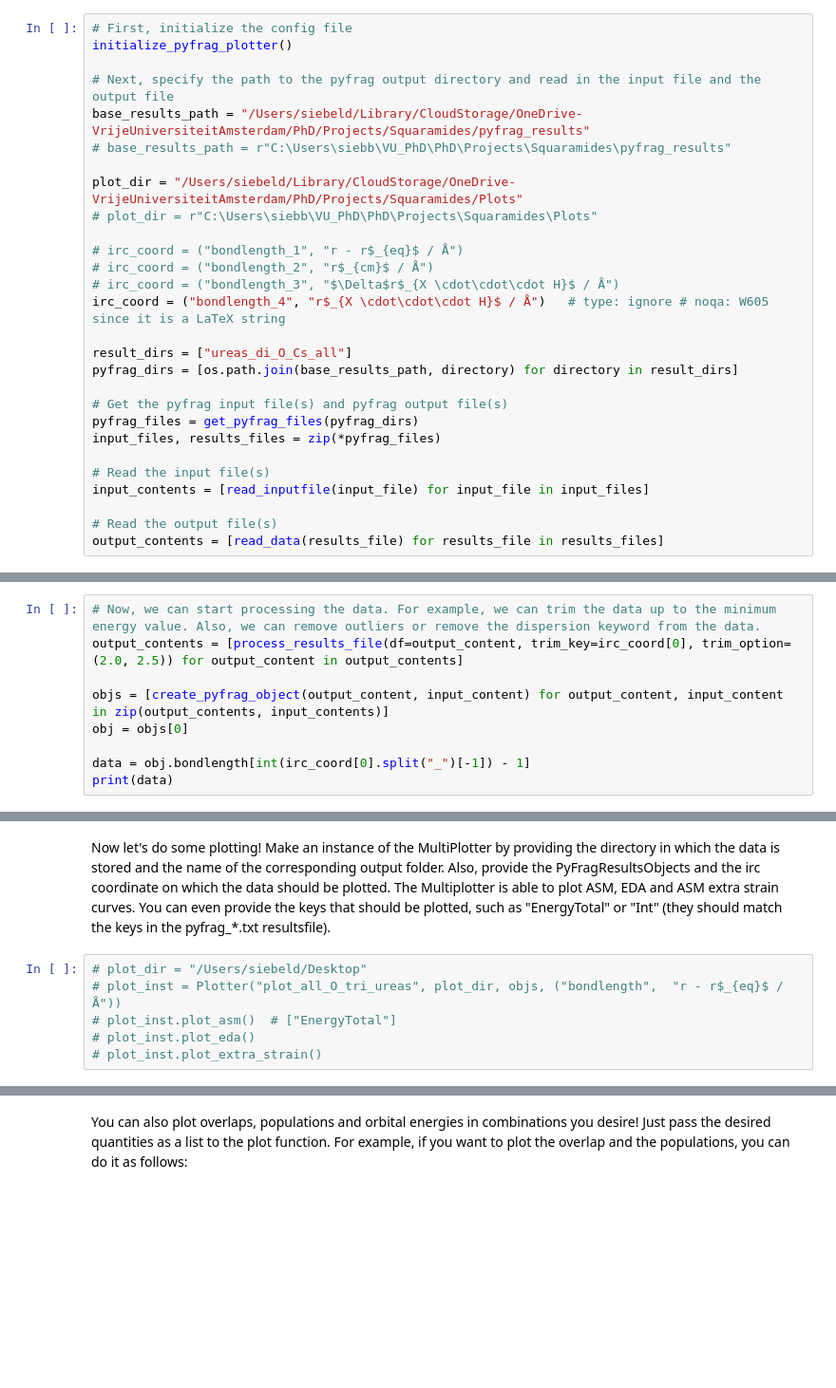
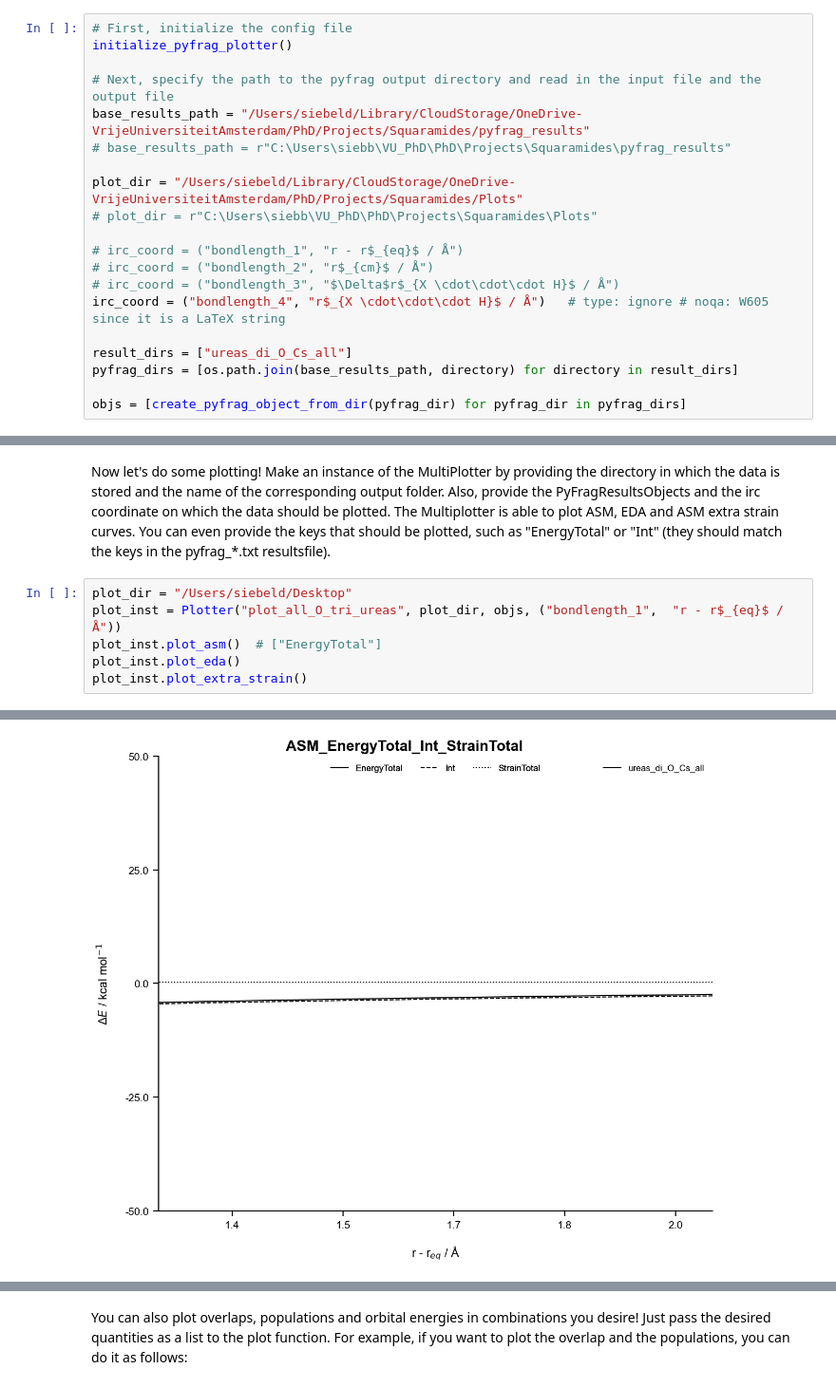
Before and after one commit to SiebeLeDe/pyfrag_plot, a Jupyter notebook: example/scripts/testing_pyfrag_plotter.ipynb, the cells around one changed output, grey strips where cells are left out. Shown at 95% size. Saved outputs shown, nothing was run; the diff lists cells and outputs as text; blank space fills up the shorter version.

Commit message:
"Added the dataframe implementation of the pyfrag object"

```diff
--- a/example/scripts/testing_pyfrag_plotter.ipynb
+++ b/example/scripts/testing_pyfrag_plotter.ipynb
@@ -52,12 +48,4 @@ irc_coord = ("bondlength_4", "r$_{X \cdot\cdot\cdot H}$ / Å")   # type: ignore
 result_dirs = ["ureas_di_O_Cs_all"]
 pyfrag_dirs = [os.path.join(base_results_path, directory) for directory in result_dirs]
 
-# Get the pyfrag input file(s) and pyfrag output file(s)
-pyfrag_files = get_pyfrag_files(pyfrag_dirs)
-input_files, results_files = zip(*pyfrag_files)
-
-# Read the input file(s)
-input_contents = [read_inputfile(input_file) for input_file in input_files]
-
-# Read the output file(s)
-output_contents = [read_data(results_file) for results_file in results_files]
+objs = [create_pyfrag_object_from_dir(pyfrag_dir) for pyfrag_dir in pyfrag_dirs]
@@ -64,11 +54,2 @@ output_contents = [read_data(results_file) for results_file in results_files]
 # %% [markdown]
 Since the input file(s) and output file(s) are loaded, we can process them and make a PyFragResults object. This object combines the specifications in the PyFrag input file with the unclear header keys (such as overlap_1) in processed dataframe.
-# %%
-# Now, we can start processing the data. For example, we can trim the data up to the minimum energy value. Also, we can remove outliers or remove the dispersion keyword from the data.
-output_contents = [process_results_file(df=output_content, trim_key=irc_coord[0], trim_option=(2.0, 2.5)) for output_content in output_contents]
-
-objs = [create_pyfrag_object(output_content, input_content) for output_content, input_content in zip(output_contents, input_contents)]
-obj = objs[0]
-
-data = obj.bondlength[int(irc_coord[0].split("_")[-1]) - 1]
-print(data)
@@ -78,8 +56,9 @@ Bondlength(atom1=2, atom2=15, bondlength=0.0, data=array([1.96441, 2.01566, 2.06
 # %% [markdown]
 Now let's do some plotting! Make an instance of the MultiPlotter by providing the directory in which the data is stored and the name of the corresponding output folder. Also, provide the PyFragResultsObjects and the irc coordinate on which the data should be plotted. The Multiplotter is able to plot ASM, EDA and ASM extra strain curves. You can even provide the keys that should be plotted, such as "EnergyTotal" or "Int" (they should match the keys in the pyfrag_*.txt resultsfile).
 # %%
-# plot_dir = "/Users/siebeld/Desktop"
-# plot_inst = Plotter("plot_all_O_tri_ureas", plot_dir, objs, ("bondlength",  "r - r$_{eq}$ / Å"))
-# plot_inst.plot_asm()  # ["EnergyTotal"]
-# plot_inst.plot_eda()
-# plot_inst.plot_extra_strain()
+plot_dir = "/Users/siebeld/Desktop"
+plot_inst = Plotter("plot_all_O_tri_ureas", plot_dir, objs, ("bondlength_1",  "r - r$_{eq}$ / Å"))
+plot_inst.plot_asm()  # ["EnergyTotal"]
+plot_inst.plot_eda()
+plot_inst.plot_extra_strain()
+# %% [output]
@@ -85,0 +67 @@ Now let's do some plotting! Make an instance of the MultiPlotter by providing th
+[figure, added]
```
Also changed, not shown: parts of 4 cells of this notebook, 44 other files.
